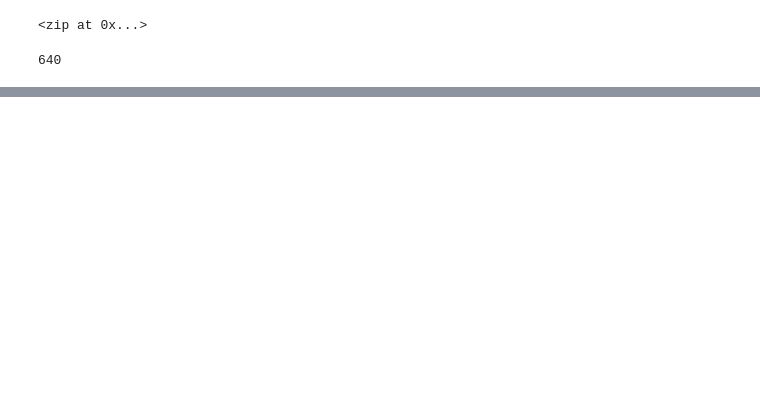
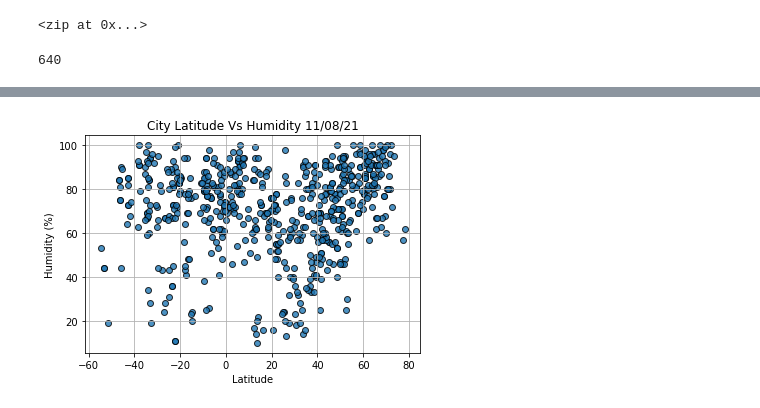
Before and after one commit to Dhanushree27/World_Weather_Analysis, a Jupyter notebook: WeatherPy.ipynb, the cells around one changed output, grey strips where cells are left out. Saved outputs shown, nothing was run; the diff lists cells and outputs as text; code cells hidden in the pictures; blank space fills up the shorter version.

```diff
--- a/WeatherPy.ipynb
+++ b/WeatherPy.ipynb
@@ -129,0 +154,15 @@ weather_df.to_csv(file_to_write,index_label="City_ID")
+# %%
+# Scatter plot of latitude vs humidity
+plt.scatter(lat,humidity,edgecolors="black",alpha=0.8,marker="o",linewidth=1,label="Cities")
+plt.xlabel("Latitude")
+plt.ylabel("Humidity (%)")
+plt.title ("City Latitude Vs Humidity " + time.strftime('%x'))
+plt.grid()
+
+# Save the figure.
+plt.savefig("weather_data/Fig2.png")
+
+# Show plot
+plt.show()
+# %% [output]
+[figure, added]
```
Also changed, not shown: parts of 4 cells of this notebook, 4 other files.
